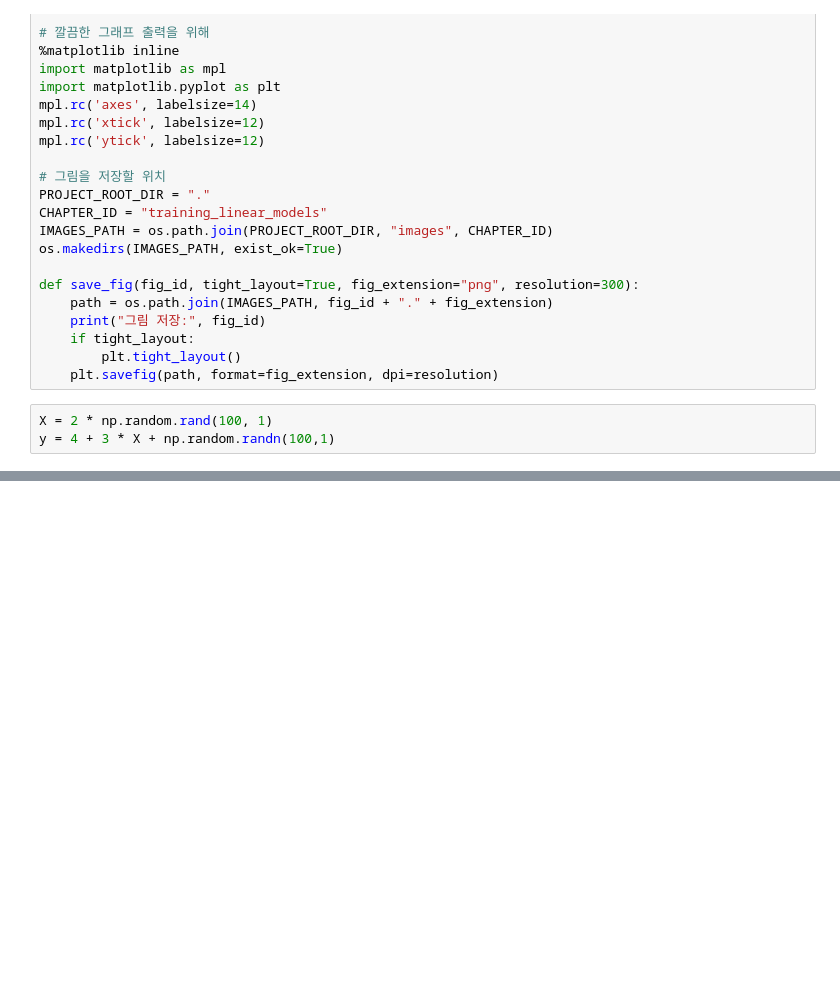
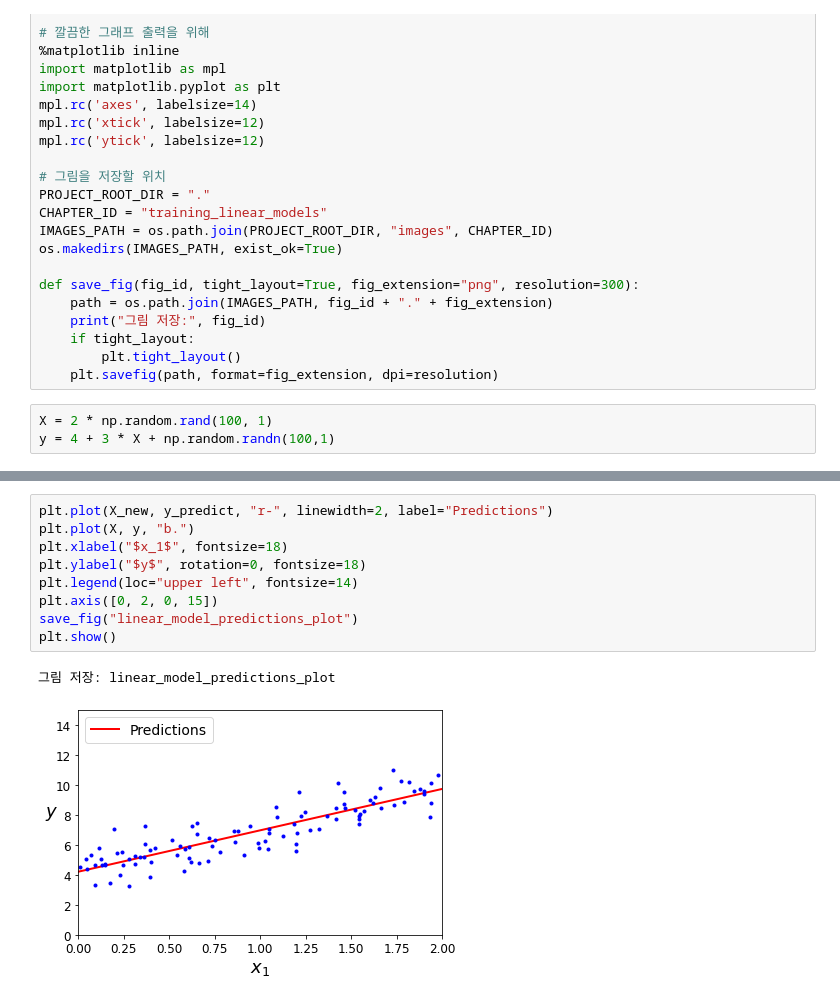
Before and after one commit to chataeg/handson-ML, a Jupyter notebook: Hands_On_ch04.ipynb, the cells around one changed output, grey strips where cells are left out. Cells and saved outputs as stored; diff of their text form; blank space fills up the shorter version.

```diff
--- a/Hands_On_ch04.ipynb
+++ b/Hands_On_ch04.ipynb
@@ -41,0 +65,12 @@ y = 4 + 3 * X + np.random.randn(100,1)
+# %%
+plt.plot(X_new, y_predict, "r-", linewidth=2, label="Predictions")
+plt.plot(X, y, "b.")
+plt.xlabel("$x_1$", fontsize=18)
+plt.ylabel("$y$", rotation=0, fontsize=18)
+plt.legend(loc="upper left", fontsize=14)
+plt.axis([0, 2, 0, 15])
+save_fig("linear_model_predictions_plot")
+plt.show()
+# %% [output]
+그림 저장: linear_model_predictions_plot
+[figure, added]
```
Also changed, not shown: parts of 59 cells of this notebook.
